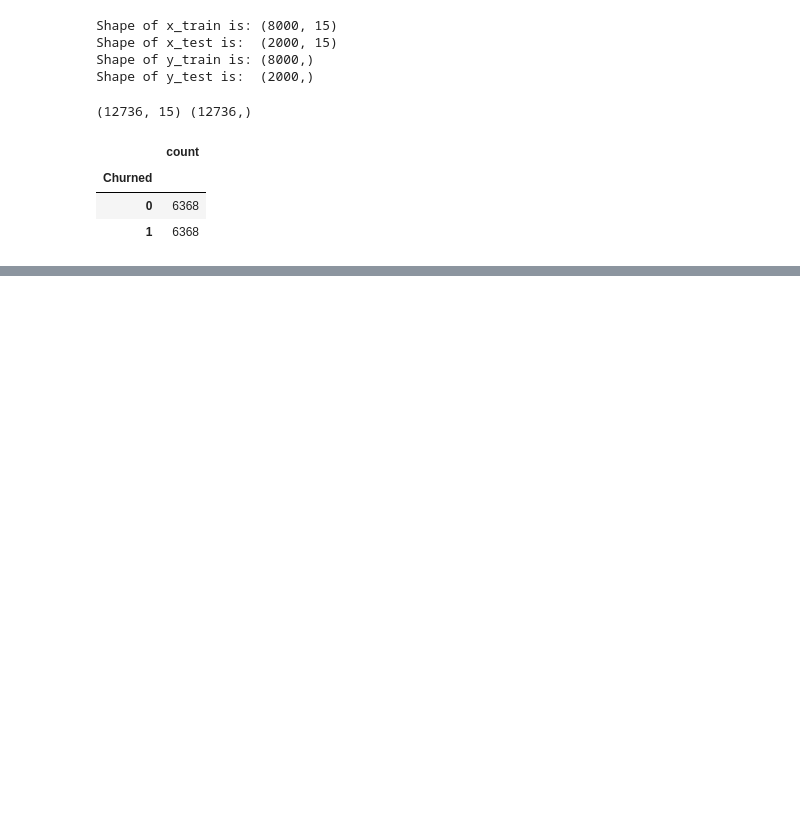
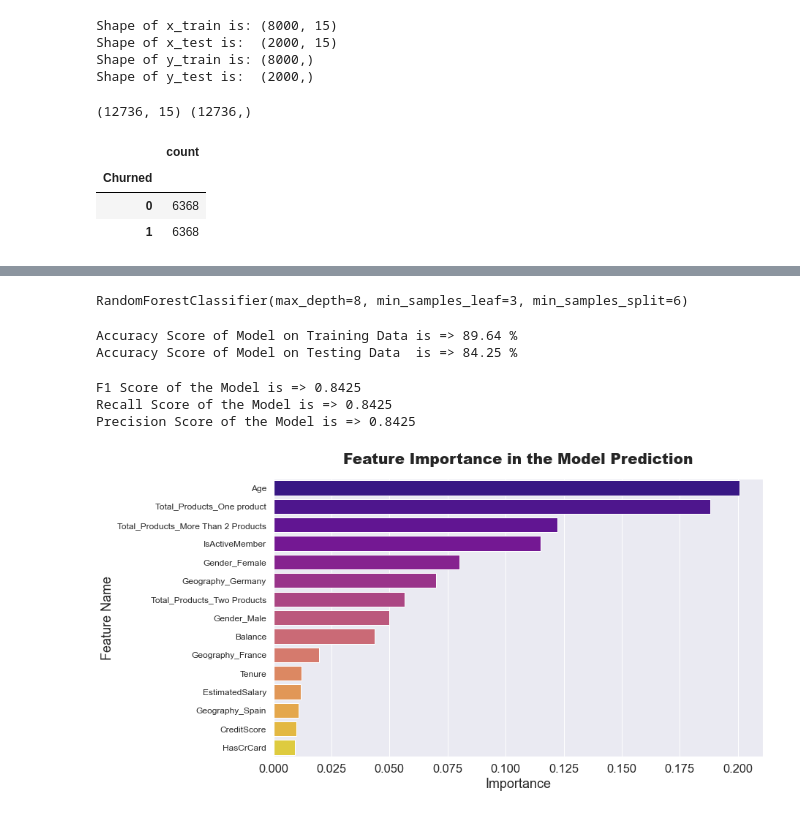
Before and after one commit to JasonXie23/Bank-Client-churned-Predictive-analysis, a Jupyter notebook: Bank_churn_notebook.ipynb, the cells around one changed output, grey strips where cells are left out. Saved outputs shown, nothing was run; the diff lists cells and outputs as text; code cells hidden in the pictures; blank space fills up the shorter version.

Commit message:
Random_forest

```diff
--- a/Bank_churn_notebook.ipynb
+++ b/Bank_churn_notebook.ipynb
@@ -385,0 +388,12 @@ y_train_resampled.value_counts().to_frame()
+# %%
+rfc = RandomForestClassifier()
+
+param_grid = {"max_depth":[3,4,5,6,7,8],
+              "min_samples_split":[3,4,5,6,7,8],
+              "min_samples_leaf":[3,4,5,6,7,8],
+              "n_estimators": [50,70,90,100],
+              "criterion":["gini","entropy"]}
+
+grid_search = GridSearchCV(rfc, param_grid, cv=5, n_jobs=-1)
+
+grid_search.fit(x_train_resampled,y_train_resampled)
@@ -385,0 +407,5 @@ y_train_resampled.value_counts().to_frame()
+# %%
+best_parameters = grid_search.best_params_
+
+print("Best Parameters for RandomForest Model is:\n\n")
+best_parameters
@@ -385,0 +419,36 @@ y_train_resampled.value_counts().to_frame()
+# %%
+rfc = RandomForestClassifier(**best_parameters)
+
+rfc.fit(x_train_resampled,y_train_resampled)
+# %% [output]
+RandomForestClassifier(max_depth=8, min_samples_leaf=3, min_samples_split=6)
+# %%
+y_train_pred = rfc.predict(x_train_resampled)
+y_test_pred  = rfc.predict(x_test)
+
+print("Accuracy Score of Model on Training Data is =>",round(accuracy_score(y_train_resampled,y_train_pred)*100,2),"%")
+print("Accuracy Score of Model on Testing Data  is =>",round(accuracy_score(y_test,y_test_pred)*100,2),"%")
+# %% [output]
+Accuracy Score of Model on Training Data is => 89.64 %
+Accuracy Score of Model on Testing Data  is => 84.25 %
+# %%
+print("F1 Score of the Model is =>",f1_score(y_test,y_test_pred,average="micro"))
+print("Recall Score of the Model is =>",recall_score(y_test,y_test_pred,average="micro"))
+print("Precision Score of the Model is =>",precision_score(y_test,y_test_pred,average="micro"))
+# %% [output]
+F1 Score of the Model is => 0.8425
+Recall Score of the Model is => 0.8425
+Precision Score of the Model is => 0.8425
+# %%
+imp_df = pd.DataFrame({"Feature Name":x_train.columns,
+                       "Importance":rfc.feature_importances_})
+
+features = imp_df.sort_values(by="Importance",ascending=False)
+
+plt.figure(figsize=(12,7))
+sns.barplot(x="Importance", y="Feature Name", data=features, palette="plasma")
+plt.title("Feature Importance in the Model Prediction", fontweight="black", size=20, pad=20)
+plt.yticks(size=12)
+plt.show()
+# %% [output]
+[figure, added]
```
Also changed, not shown: parts of 11 cells of this notebook.
